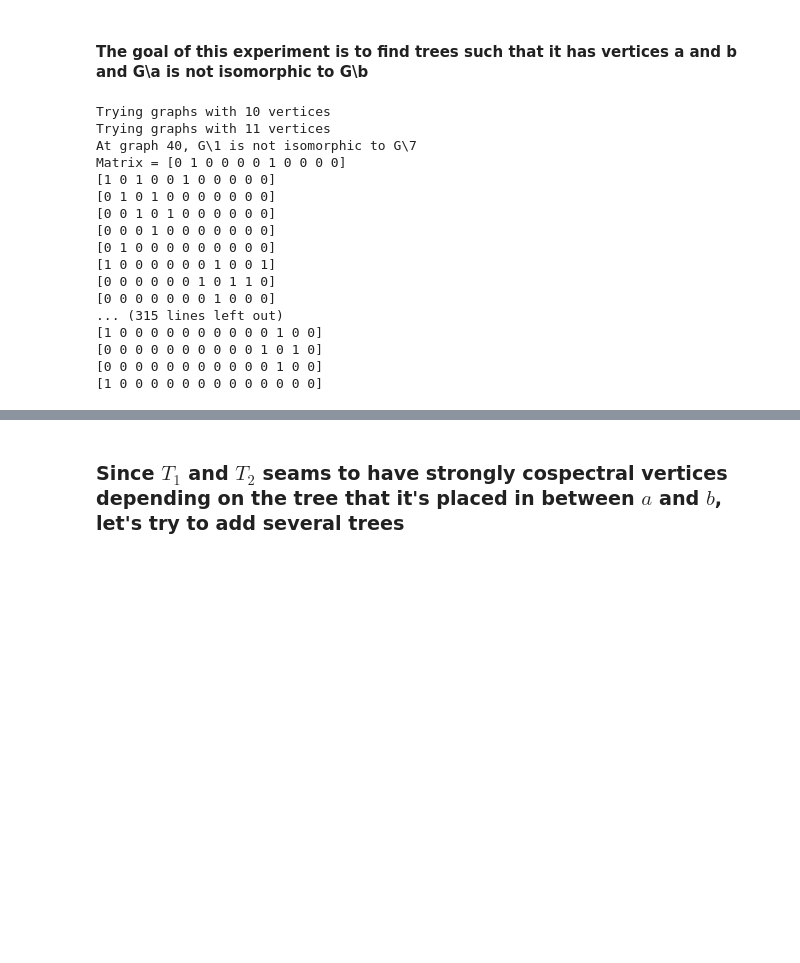
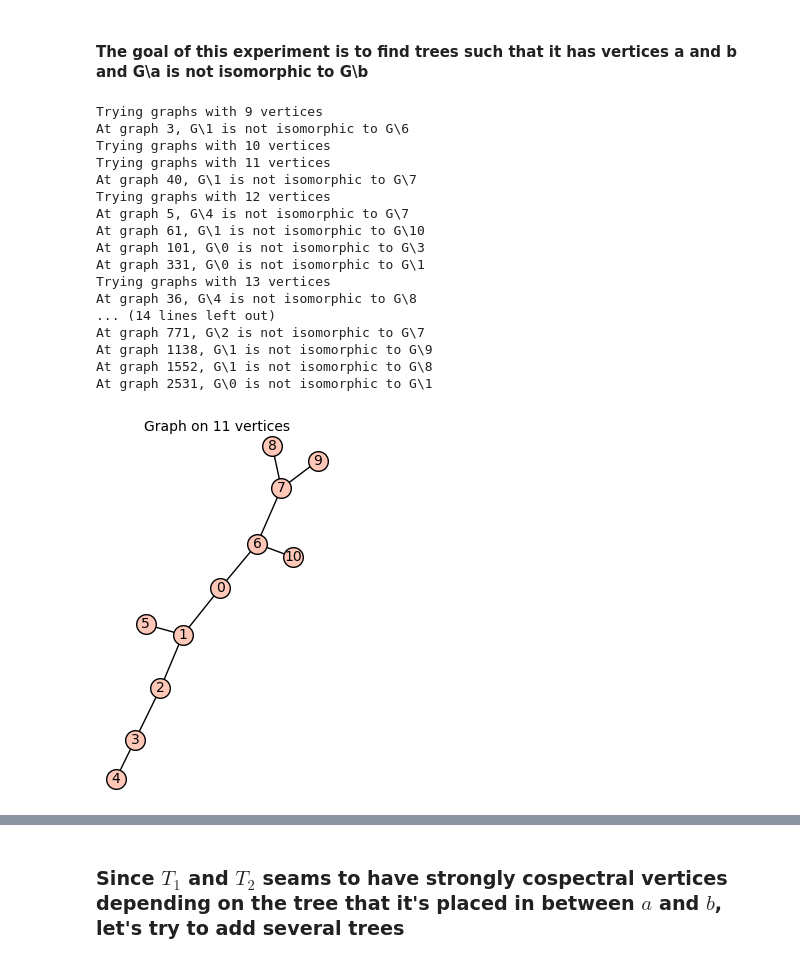
Before and after one commit to emanueljuliano/Strongly_Cospectral_Vertices_On_Trees, a Jupyter notebook: Non_isomorphic_trees.ipynb, the cells around one changed output, grey strips where cells are left out. Cells and saved outputs as stored; diff of their text form; code cells hidden in the pictures; blank space fills up the shorter version.

```diff
--- a/Non_isomorphic_trees.ipynb
+++ b/Non_isomorphic_trees.ipynb
@@ -47,8 +47,8 @@ def isomorphic_test(X, n, cnt):
             #    fin.write(f"At graph {cnt}, G\\{a} is not isomorphic to G\\{b}\n")
             #    fin.write(f"Matrix = \n{X}")
 # %%
-n = 15
-r = 3
+n = 9
+r = 6
 for i in range(n, n+r):
     print(f"Trying graphs with {i} vertices")
     cnt = 0
@@ -60,23 +60,27 @@ for i in range(n, n+r):
         #P.show()
         isomorphic_test(A, i, cnt)
 # %% [output]
+Trying graphs with 9 vertices
+At graph 3, G\1 is not isomorphic to G\6
 Trying graphs with 10 vertices
 Trying graphs with 11 vertices
 At graph 40, G\1 is not isomorphic to G\7
-Matrix = [0 1 0 0 0 0 1 0 0 0 0]
-[1 0 1 0 0 1 0 0 0 0 0]
-[0 1 0 1 0 0 0 0 0 0 0]
-[0 0 1 0 1 0 0 0 0 0 0]
-[0 0 0 1 0 0 0 0 0 0 0]
-[0 1 0 0 0 0 0 0 0 0 0]
-[1 0 0 0 0 0 0 1 0 0 1]
-[0 0 0 0 0 0 1 0 1 1 0]
-[0 0 0 0 0 0 0 1 0 0 0]
-... (315 lines left out)
-[1 0 0 0 0 0 0 0 0 0 0 1 0 0]
-[0 0 0 0 0 0 0 0 0 0 1 0 1 0]
-[0 0 0 0 0 0 0 0 0 0 0 1 0 0]
-[1 0 0 0 0 0 0 0 0 0 0 0 0 0]
+Trying graphs with 12 vertices
+At graph 5, G\4 is not isomorphic to G\7
+At graph 61, G\1 is not isomorphic to G\10
+At graph 101, G\0 is not isomorphic to G\3
+At graph 331, G\0 is not isomorphic to G\1
+Trying graphs with 13 vertices
+At graph 36, G\4 is not isomorphic to G\8
+... (14 lines left out)
+At graph 771, G\2 is not isomorphic to G\7
+At graph 1138, G\1 is not isomorphic to G\9
+At graph 1552, G\1 is not isomorphic to G\8
+At graph 2531, G\0 is not isomorphic to G\1
+# %%
+T[1]
+# %% [output]
+[figure, added]
 # %%
 G = Graph()
 # %%
```
Also changed, not shown: parts of 6 cells of this notebook, 37 other files.
